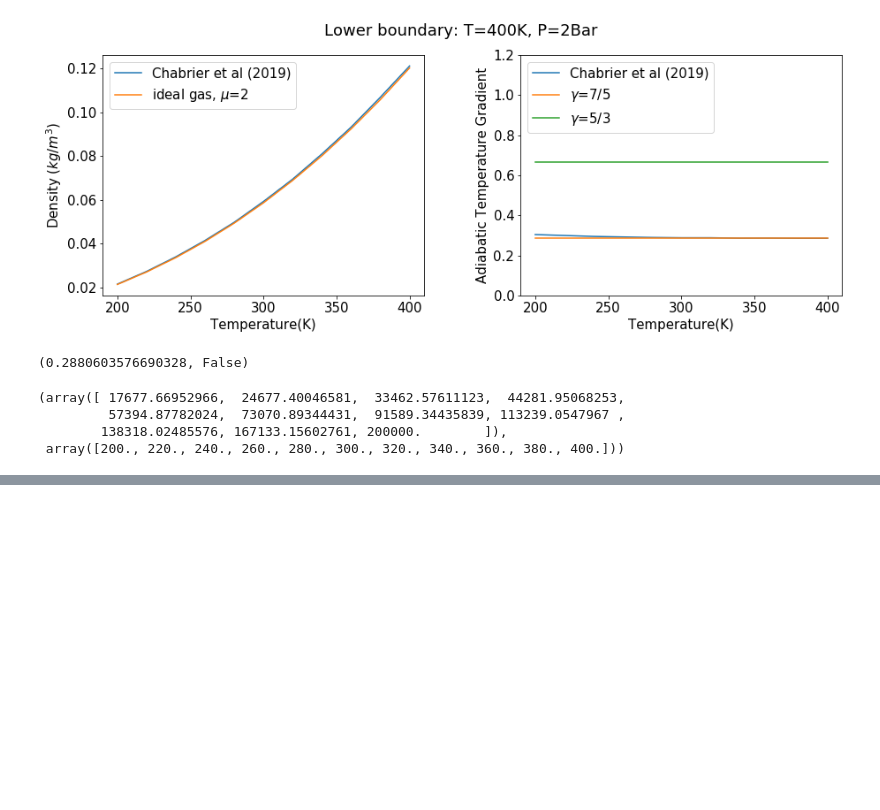
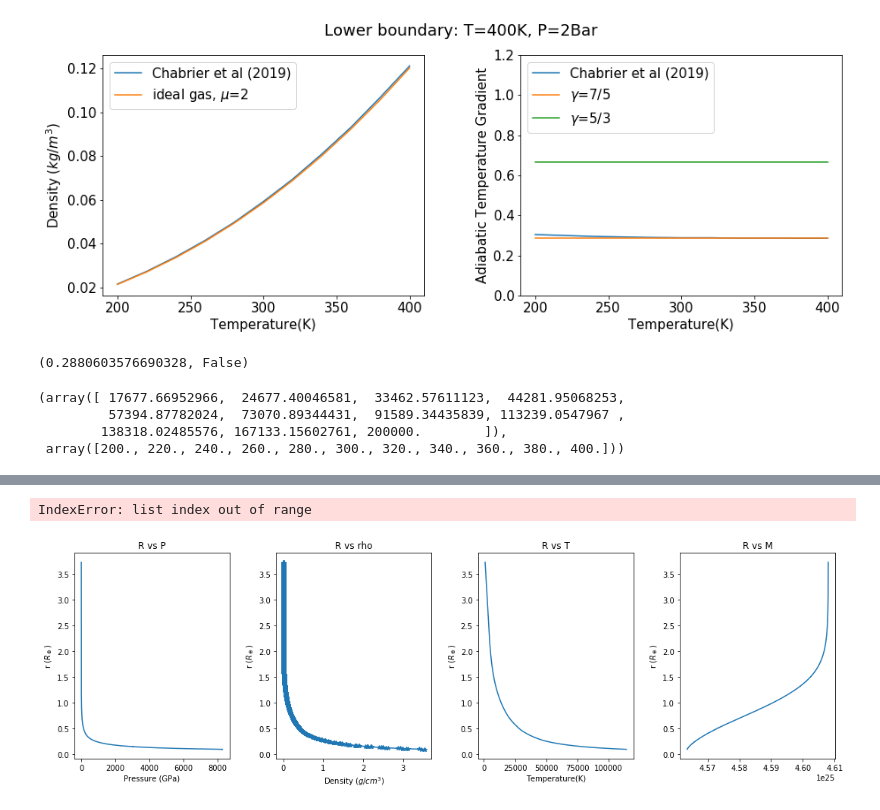
Before and after one commit to qinlang0628/MixingSubNeptunes, a Jupyter notebook: Solver_v2.ipynb, the cells around one changed output, grey strips where cells are left out. Drawn from its saved outputs; the diff is of its cells as text; code cells hidden in the pictures; blank space fills up the shorter version.

```diff
--- a/Solver_v2.ipynb
+++ b/Solver_v2.ipynb
@@ -3419,0 +3854,43 @@ P_ls, T_ls
+# %%
+M_core=6e24 * 7
+# f=0           # mass fraction of dissolved gas
+# f_He=0        # mass fraction of Helium for the gas
+f_M=0.325     # mass fraction of metal for the core
+
+R_guess = 1* 10 ** 7.375  # initial guess for the radius (unit in m)
+dr_coeff = 0.005          # precision of each step during the integration
+
+# T_EC=1600              # temperature at the core-envelope boundary (unit in K)
+# P_EC = 1e8             # pressure at the core-envelope boundary (unit in Pa)
+
+X = 0.68 / 7
+X_He = 0
+T_eff = 1e3
+P_eff = 1e7
+
+# # core only
+# X = 0
+# T_eff=6327.932230284772
+# P_eff=242634728.90904266
+
+# a point that couldnt converge
+# R_guess = 591134836.7712742
+# R_guess_max=591108875.6893101
+# R_guess_min=591025807.8885337
+
+new_planet = Planet(M_core, f_M, X, X_He)
+new_planet.set_f_fHe(0, 0)
+setattr(new_planet, "P_eff", P_eff)
+setattr(new_planet, "T_eff", T_eff)
+
+R_guess_history = guess_history()
+R_guess_max = None
+R_guess_min = None
+
+R_guess = 24458382
+R_guess_max=None
+R_guess_min=None
+
+
+results = integrate_with_atmos(new_planet, R_guess, dr_coeff, EOS,
+                               R_guess_history, R_guess_max, R_guess_min, fugacity=True)
@@ -3419,0 +4119,5 @@ P_ls, T_ls
+# %%
+new_planet
+# %% [output]
+IndexError: list index out of range
+[figure, added]
```
Also changed, not shown: parts of 26 cells of this notebook, 1 other file.
